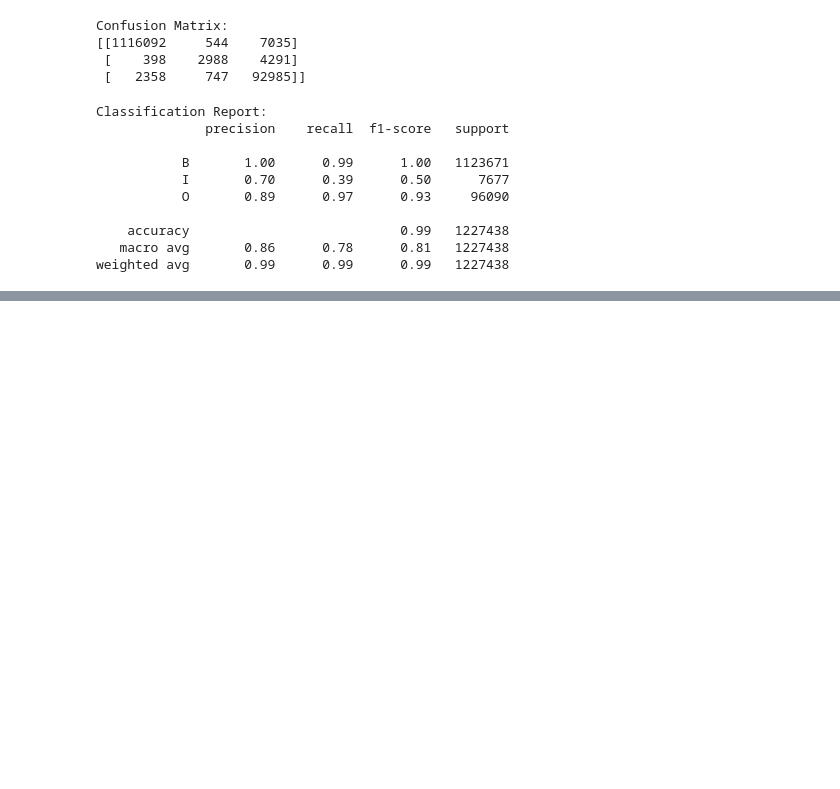
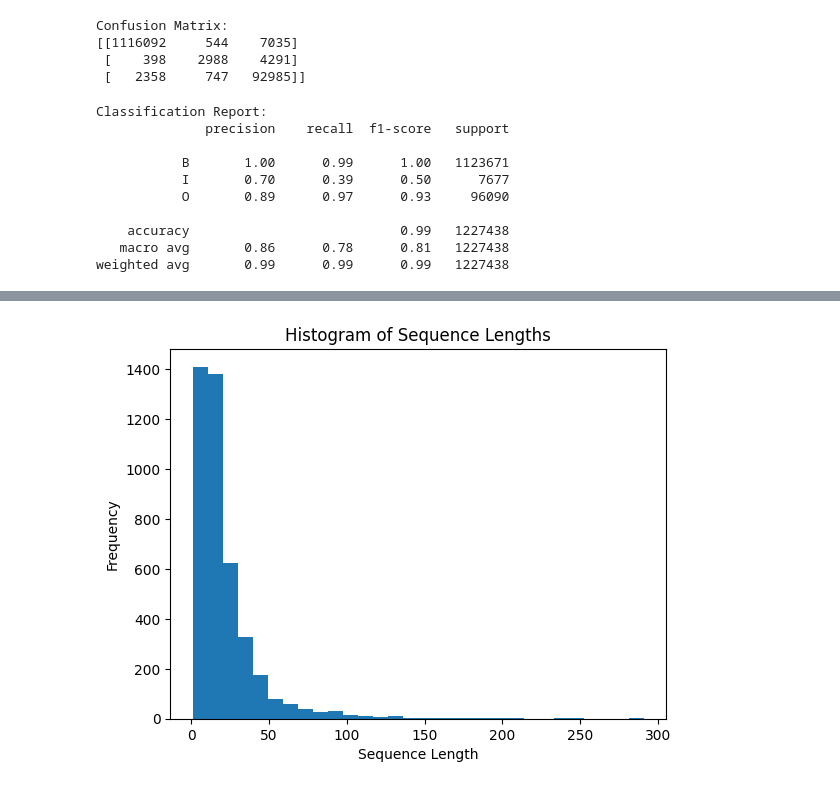
Before and after one commit to okechukwuchude/Automating-Medical-Coding, a Jupyter notebook: BiDi_LSTM.ipynb, the cells around one changed output, grey strips where cells are left out. Saved outputs shown, nothing was run; the diff lists cells and outputs as text; code cells hidden in the pictures; blank space fills up the shorter version.

```diff
--- a/BiDi_LSTM.ipynb
+++ b/BiDi_LSTM.ipynb
@@ -122,0 +135,9 @@ weighted avg       0.99      0.99      0.99   1227438
+# %%
+#Histogram of Sequence Lengths
+plt.hist([len(seq) for seq in sequences], bins=30)
+plt.title('Histogram of Sequence Lengths')
+plt.xlabel('Sequence Length')
+plt.ylabel('Frequency')
+plt.show()
+# %% [output]
+[figure, added]
```
Also changed, not shown: parts of 3 cells of this notebook.
